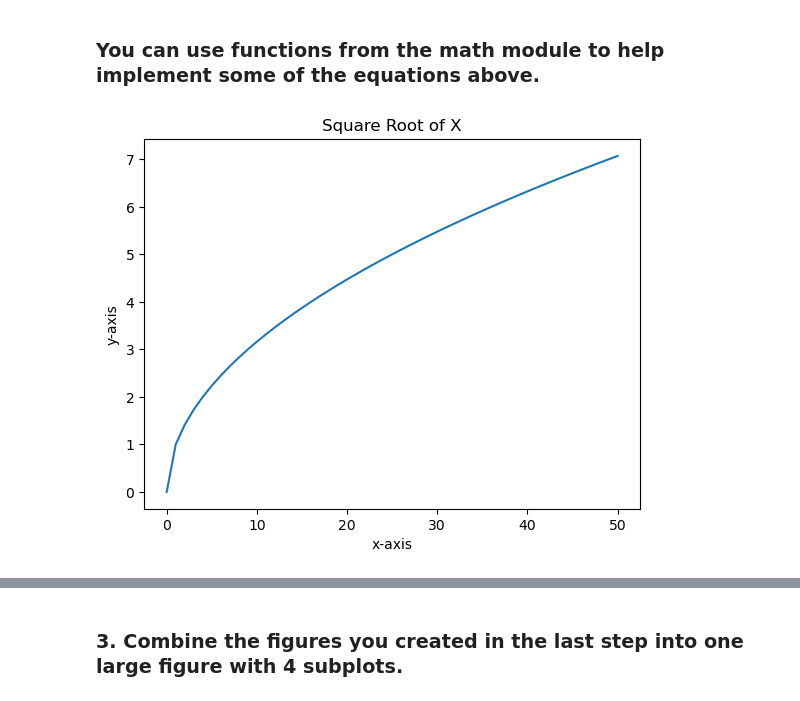
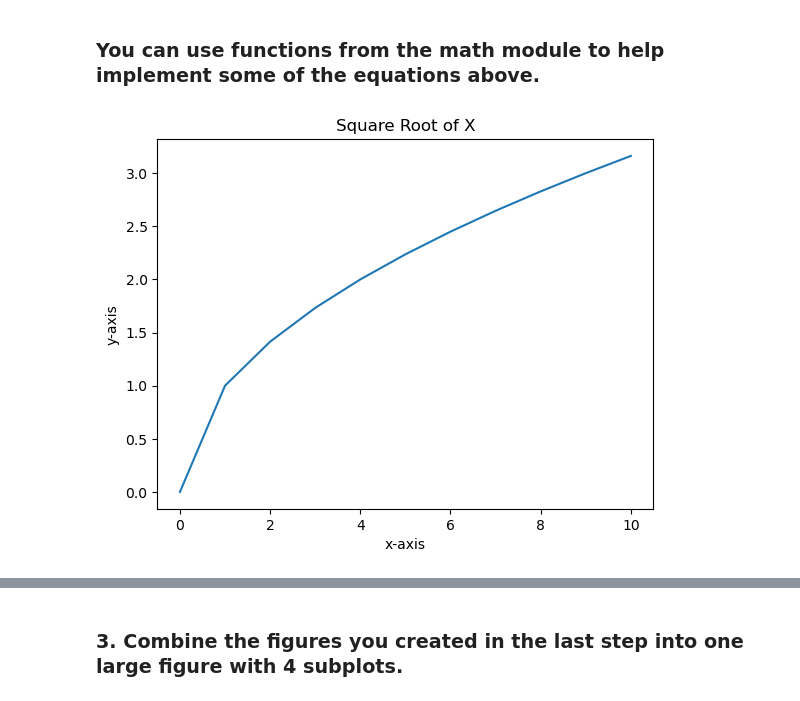
Before and after one commit to rabeka-branham/ds-libraries-exercises, a Jupyter notebook: matplotlib_exercises.ipynb, the cells around one changed output, grey strips where cells are left out. Drawn from its saved outputs; the diff is of its cells as text; code cells hidden in the pictures.

```diff
--- a/matplotlib_exercises.ipynb
+++ b/matplotlib_exercises.ipynb
@@ -10,13 +10,13 @@ import math
 
 ### You can use functions from the math module to help implement some of the equations above.
 # %%
-x1 = list(range(0,51))
+x1 = list(range(0,11))
 y1 = [math.sqrt(n) for n in x1]
 plt.plot(y1)
 plt.title('Square Root of X')
 plt.xlabel('x-axis')
 plt.ylabel('y-axis')
 plt.show()
 # %% [output]
-[figure, old version]
+[figure, new version]
 # %%
```
Also changed, not shown: parts of 4 cells of this notebook.
